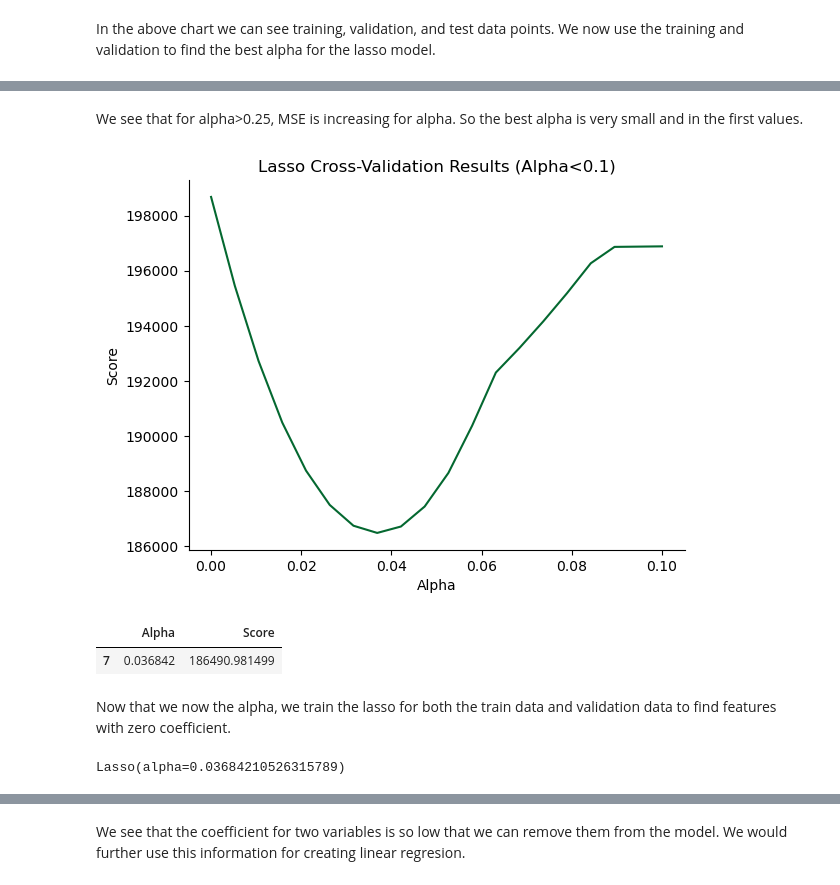
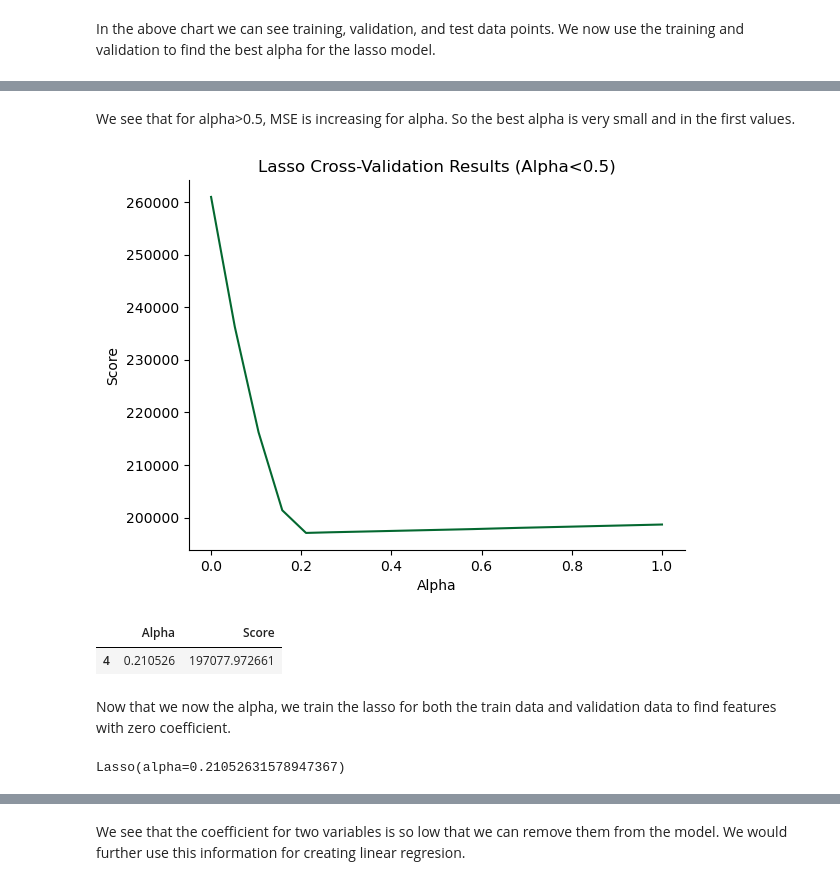
Before and after one commit to mozshen/TransportationPlanning, a Jupyter notebook: Project/Main.ipynb, the cells around one changed output, grey strips where cells are left out. Saved outputs shown, nothing was run; the diff lists cells and outputs as text; code cells hidden in the pictures.

```diff
--- a/Project/Main.ipynb
+++ b/Project/Main.ipynb
@@ -468,35 +470,35 @@ plt.show()
 # %% [markdown]
-We see that for alpha>0.25, MSE is increasing for alpha. So the best alpha is very small and in the first values.
+We see that for alpha>0.5, MSE is increasing for alpha. So the best alpha is very small and in the first values.
 # %%
 y= 'Rented Bike Count'
 
 alpha_lasso= lassoCVcustom(
     d= dt,
     index_train= index_train,
     index_valid= index_valid,
-    alphas= np.linspace(start= 0, stop= 0.1, num= 20),
+    alphas= np.linspace(start= 0, stop= 1, num= 20),
     features= cols_train,
     y= y,
     score_function= mean_squared_error)
 
 plt.plot(alpha_lasso['Alpha'], alpha_lasso['Score'])
 
 # Axes labels and title
 plt.xlabel('Alpha')
 plt.ylabel('Score')
-plt.title('Lasso Cross-Validation Results (Alpha<0.1)')
+plt.title('Lasso Cross-Validation Results (Alpha<0.5)')
 
 plt.gca().spines['top'].set_visible(False)
 plt.gca().spines['right'].set_visible(False)
 
 plt.show()
 # %% [output]
-[figure, old version]
+[figure, new version]
 # %%
 alpha_lasso[alpha_lasso['Score']== alpha_lasso['Score'].min()]
 # %% [output]
 |  | Alpha | Score |
-| 7 | 0.036842 | 186490.981499 |
+| 4 | 0.210526 | 197077.972661 |
 # %%
 best_alpha_lasso = alpha_lasso[alpha_lasso['Score']== alpha_lasso['Score'].min()]\
                             ['Alpha'].values[0]
@@ -513,7 +515,7 @@ X_train = scaler.fit_transform(X_train)
 model_lasso= Lasso(alpha= best_alpha_lasso)
 model_lasso.fit(X_train, y_train)
 # %% [output]
-Lasso(alpha=0.03684210526315789)
+Lasso(alpha=0.21052631578947367)
 # %%
 lasso_coef= pd.DataFrame({'Feature': cols_train, 'Coefficient': model_lasso.coef_})\
     .sort_values('Coefficient')
```
Also changed, not shown: parts of 24 cells of this notebook.
